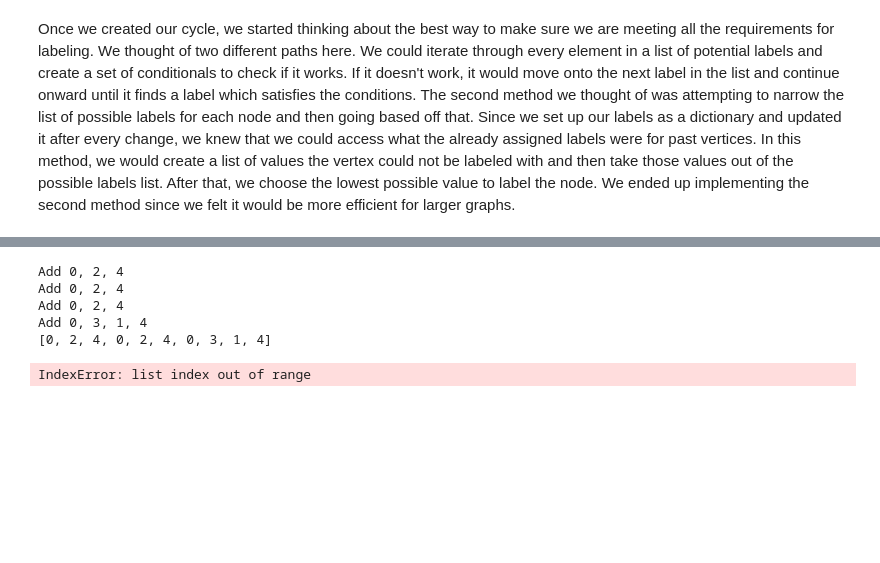
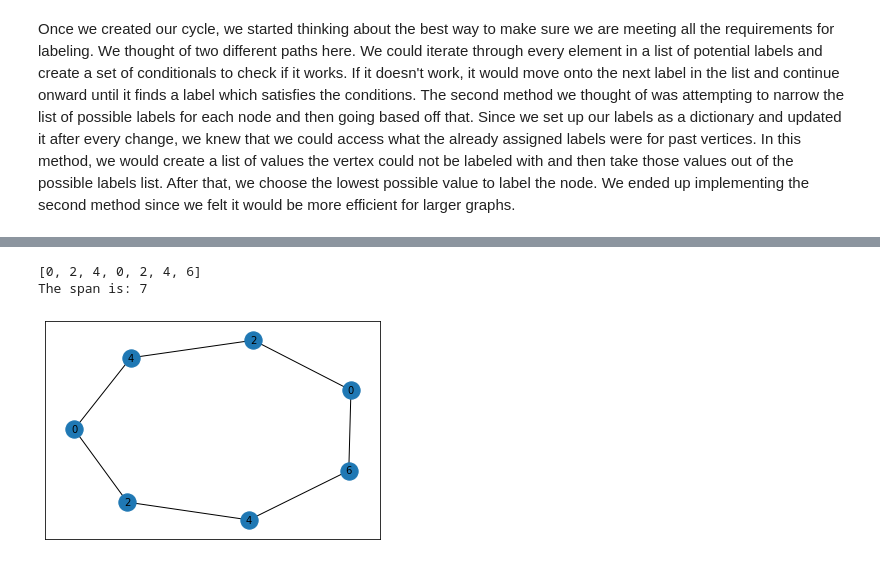
Before and after one commit to Cbabe/L-2-1-Labeling, a Jupyter notebook: L(2,1)_cycles.ipynb, the cells around one changed output, grey strips where cells are left out. Cells and saved outputs as stored; diff of their text form; code cells hidden in the pictures; blank space fills up the shorter version.

```diff
--- a/L(2,1)_cycles.ipynb
+++ b/L(2,1)_cycles.ipynb
@@ -17,10 +17,9 @@ For our CDD, we wanted to do something coding related as well, so we decided to
 import networkx as nx
 import matplotlib.pyplot as plt
 
-
 def create_cycle(num):
     """
-    Return cycle graph
+    Return networkx cycle  with a specifed number of vertices
 
     Args:
         num: number of vertices
@@ -32,7 +31,6 @@ def create_cycle(num):
     nodes = range(num) # Creating list of number labels for each node
     network.add_nodes_from(nodes) # Creating nodes
     nx.add_cycle(network, nx.nodes(network)) # Adding edges to make a cycle out of all nodes in the network
-    #nx.draw_networkx(network, with_labels=True) # Draws existing graph
     return nx.Graph(network)
 # %% [markdown]
 Once we created our cycle, we started thinking about the best way to make sure we are meeting all the requirements for labeling. We thought of two different paths here. We could iterate through every element in a list of potential labels and create a set of conditionals to check if it works. If it doesn't work, it would move onto the next label in the list and continue onward until it finds a label which satisfies the conditions. The second method we thought of was attempting to narrow the list of possible labels for each node and then going based off that. Since we set up our labels as a dictionary and updated it after every change, we knew that we could access what the already assigned labels were for past vertices. In this method, we would create a list of values the vertex could not be labeled with and then take those values out of the possible labels list. After that, we choose the lowest possible value to label the node. We ended up implementing the second method since we felt it would be more efficient for larger graphs.
@@ -90,36 +37,34 @@ The span is: 7
-# %%
-number_of_nodes=10
-network = create_cycle(number_of_nodes)
-node_list = list(nx.nodes(network))
-label_list = dict.fromkeys(node_list)
-labels=[]
-if number_of_nodes>=5:
-    number_of_threes=int(number_of_nodes/3)
-    for i in range(number_of_threes):
-        print("Add 0, 2, 4")
-        labels=labels+[0,2,4]
-    remander=number_of_nodes%3
-    if remander==1:
-        print("Add 0, 3, 1, 4")
-        labels=labels[:-3]+[0,3,1,4]
-    elif remander==2:
-        print("Add 1, 3")
-        labels=labels+[1,3]
-
-print(labels)
-for i in range(number_of_nodes):
-    label_list[i]=labels[i]
-pos = nx.spring_layout(network)
-nx.draw_networkx(network,pos,with_labels=False)
-  # positions for all nodes
-nx.draw_networkx_labels(network, pos, label_list, font_size=10)
-plt.tight_layout()
-plt.axis("off")
-plt.show()
-# %% [output]
-Add 0, 2, 4
-Add 0, 2, 4
-Add 0, 2, 4
-Add 0, 3, 1, 4
-[0, 2, 4, 0, 2, 4, 0, 3, 1, 4]
-IndexError: list index out of range
+# %%
+network = create_cycle(7) # Creates a networkx cycle graph
+node_list = list(nx.nodes(network)) # A list of numbers with each number representing a node
+# Creates a dictionary with the keys being the nodes number and the value the frequency assigned to the node
+label_list = dict.fromkeys(node_list)
+for i in node_list: # Iterate through each node in the in the graph
+    neighbors_list = list(nx.all_neighbors(network, i)) # Find all the neighbors to the node
+    bad_list=[] # Initialize list of frequency the node can not be
+    for k in neighbors_list: #Iterates through the adjacent nodes
+        if label_list[k] is not None: # If the adjacent nodes are assigned a frequency add frequencies to bad frequencies
+            bad_list.append(label_list[k]) # The original node cannot be the same as the adjunct
+            bad_list.append(label_list[k]+1) # The original node cannot be one frequency away above from the adjacent nodes frequency
+            bad_list.append(label_list[k]-1) # The original node cannot be one frequency away below from the adjacent nodes frequency
+        secondary_neighbor = list(nx.all_neighbors(network, k)) # List of nodes that are adjacent to the adjacent node
+        for j in secondary_neighbor: # Iterate through adjacent to adjacent nodes
+            if label_list[j] is not None: #If the adjacent to adjacent node exists add it to the bad frequencies
+                bad_list.append(label_list[j])  # The original node cannot be the same as the adjacent to adjacent node
+    if bad_list == []: # If there are no adjacent or adjacent to adjacent nodes set the frequency to 0
+         label_list[i]=0 # Set the nodes frequency to 0
+    else:
+        possible_color=range(0,max(bad_list)+2) # List of possible frequencies to choose from, 0 to highest frequency plus 1
+        label_list[i]= [x for x in possible_color if x not in bad_list][0] # Find the lowest possible frequency that is not in the bad list and can be used
+
+frequencies_list = list(label_list.values()) # list of the frequencies assigned to nodes
+print(frequencies_list) # Print out list
+pos = nx.spring_layout(network) # Create NetworkX layout
+nx.draw_networkx(network,pos,with_labels=False) # Create NetworkX graph visual
+nx.draw_networkx_labels(network, pos, label_list, font_size=10) # Create frequency labels NetworkX graph visual
+span=max(frequencies_list)-min(frequencies_list)+1 #The span of frequencies used including 0
+print("The span is:", span) # Print span
+# %% [output]
+[0, 2, 4, 0, 2, 4, 6]
+The span is: 7
+[figure, added]
```
Also changed, not shown: parts of 2 cells of this notebook, 1 other file.
